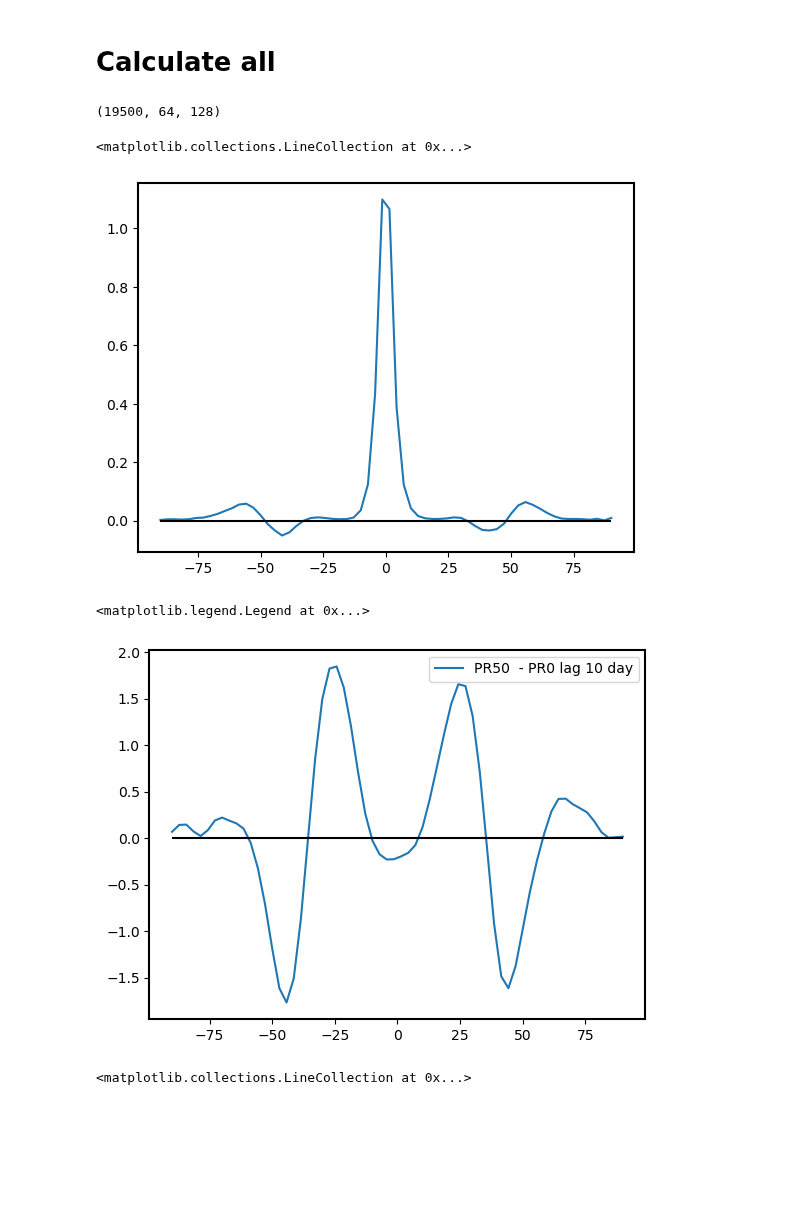
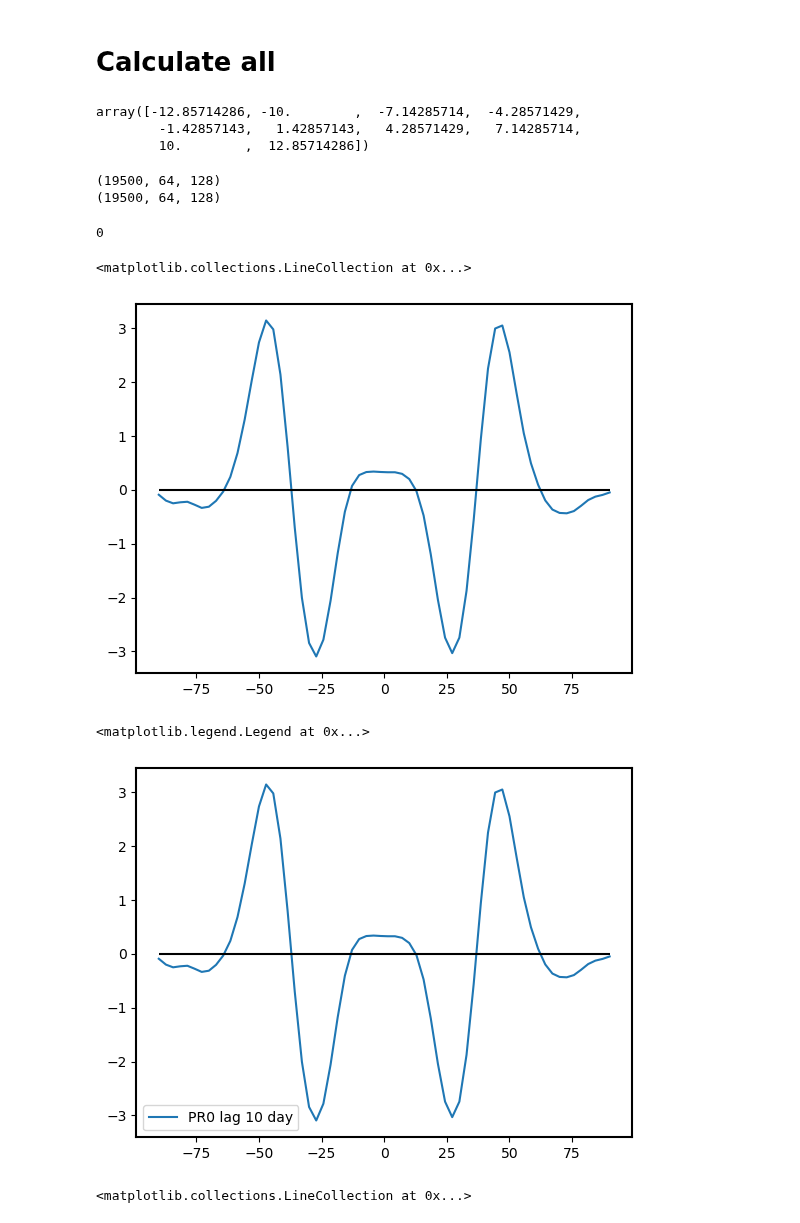
Before and after one commit to PeterChang1023/Moist_Dycore, a Jupyter notebook: IdealizeSpetral.jl/exp/HSt42/Jo_Jo_Dycore_Master_4.ipynb, the cells around one changed output. Cells and saved outputs as stored; diff of their text form; code cells hidden in the pictures; blank space fills up the shorter version.

```diff
--- a/IdealizeSpetral.jl/exp/HSt42/Jo_Jo_Dycore_Master_4.ipynb
+++ b/IdealizeSpetral.jl/exp/HSt42/Jo_Jo_Dycore_Master_4.ipynb
@@ -746,11 +798,14 @@ class Moist_Dycore_Package:
         eof_instance = EOF((weighted_data,), n_components=n_components, field=field)
         eof_instance.get()
 
-        EOF_modes = eof_instance.EOF[:2]
+        EOF_modes = eof_instance.EOF[0]
         PCs = eof_instance.PC[0]
         explained_variance = eof_instance.explained
 
-        PCs_normalized = PCs / PCs.std(axis=0)
+        #EOFs_normalized = EOF_modes / PCs.std(axis=0)
+        PCs_normalized  = PCs / PCs.std(axis=0)
+
+
 
         return EOF_modes, PCs_normalized, explained_variance
 
@@ -894,7 +957,7 @@ plt.show()
 #     dmdy[a,:,-1] = -((Mzm[:,-1] - Mzm[:,-2]) * cy2[-1]) / (radius* cy2[-1] *(yd[-1] - yd[-2]))
 # print(dmdy.shape)
 # %%
-EOF1_all = EOFs_all[:,0,:]
+EOF1_all = EOFs_all
 print(EOF1_all.shape)
 
 # m_all = np.zeros((6, 19500))
@@ -1191,26 +1246,39 @@ array([-12.85714286, -10.        ,  -7.14285714,  -4.28571429,
 # ###############################################################################################
 # %% [markdown]
 # Calculate all
+# %%
+lat[lat_cond]
+# %% [output]
+array([-12.85714286, -10.        ,  -7.14285714,  -4.28571429,
+        -1.42857143,   1.42857143,   4.28571429,   7.14285714,
+        10.        ,  12.85714286])
 # %%
 PC1_all.shape
-prec_daily.shape
+print(prec_daily.shape)
+lat_cond         = np.where((lat>=-15)&(lat<=15))[0]
 prec_daily_time = np.mean(prec_daily[:,lat_cond,:], axis=(1,2))
 
 idx          = np.where(prec_daily_time > prec_daily_time.mean() + prec_daily_time.std())[0]
 idx_negative = np.where(prec_daily_time < prec_daily_time.mean() - prec_daily_time.std())[0]
 
 
-u_daily.shape
+print(u_daily.shape)
 # %% [output]
 (19500, 64, 128)
+(19500, 64, 128)
 # %%
 # prec_daily.shape
 # PR
 # prec_daily_PR0 = prec_daily
+idx_lag = idx+10
+idx_lag = idx_lag[idx_lag<19500]
+print(PR)
+y = np.linspace(-90,90,64)
 plt.figure()
-plt.plot(y, prec_daily[idx].mean(axis=(0,2)) - prec_daily[:].mean(axis=(0,2)))
+plt.plot(y,u_daily[idx_lag].mean(axis=(0,2)) - u_daily[:].mean(axis=(0,2)))
 plt.hlines(y= 0, xmin=-90, xmax=90, color="Black")
 # %% [output]
-<matplotlib.collections.LineCollection at 0x...>
+0
+<matplotlib.collections.LineCollection at 0x...>
-[figure, old version]
+[figure, new version]
 # %%
@@ -1223,35 +1292,25 @@ plt.hlines(y= 0, xmin=-90, xmax=90, color="Black")
 # u_0_final = (u_daily[idx_lag].mean(axis=(0,2)) - u_daily[idx_negative_lag].mean(axis=(0,2)))
 # %%
 # u_50_final = u_daily[idx_lag].mean(axis=(0,2)) - u_daily[:].mean(axis=(0,2))
-# u_0_final = u_daily[idx_lag].mean(axis=(0,2)) - u_daily[:].mean(axis=(0,2))
+u_0_final  = u_daily[idx_lag].mean(axis=(0,2)) - u_daily[:].mean(axis=(0,2))
 # %%
 y = np.linspace(-90,90,64)
 plt.figure()
-# plt.plot(u_daily[:].mean(axis=(0,2)), label="total")
-# plt.plot(u_daily[idx].mean(axis=(0,2)), label="prec > std()")
-# plt.plot(u_daily[idx_negative].mean(axis=(0,2)), label="prec < std()")
+# plt.plot(y, u_daily[idx_lag].mean(axis=(0,2)) - u_daily[:].mean(axis=(0,2)), label="PR0 lag 10 day")
+# plt.plot(y, u_50_final , label="PR50   lag 10 day")
+plt.plot(y, u_0_final , label="PR0 lag 10 day")
 
 
-idx_lag = idx+10
-idx_lag = idx_lag[idx_lag<19500]
-idx_negative_lag = idx_negative+10
-idx_negative_lag = idx_negative_lag[idx_negative_lag<19500]
-
-# plt.plot(y, u_daily[idx_lag].mean(axis=(0,2)) - u_daily[:].mean(axis=(0,2)), label="PR0 lag 10 day")
-# plt.plot(y, u_50_final , label="PR50   lag 10 day")
-# plt.plot(y, u_0_final , label="PR0 lag 10 day")
-
-
-plt.plot(y, u_50_final - u_0_final, label="PR50  - PR0 lag 10 day")
+# plt.plot(y, u_50_final - u_0_final, label="PR50  - PR0 lag 10 day")
 
 # plt.plot(y, u_50_final - , label="PR50 - PR0")
 # plt.plot(y[32:], EOF1_all[-1,])
 
 plt.hlines(y=0, xmin=-90, xmax=90, color="Black")
 plt.legend()
 # %% [output]
 <matplotlib.legend.Legend at 0x...>
-[figure, old version]
+[figure, new version]
 # %%
 plt.figure()
 plt.plot(prec_daily_time)
```
Also changed, not shown: parts of 25 cells of this notebook, 3 other files.
